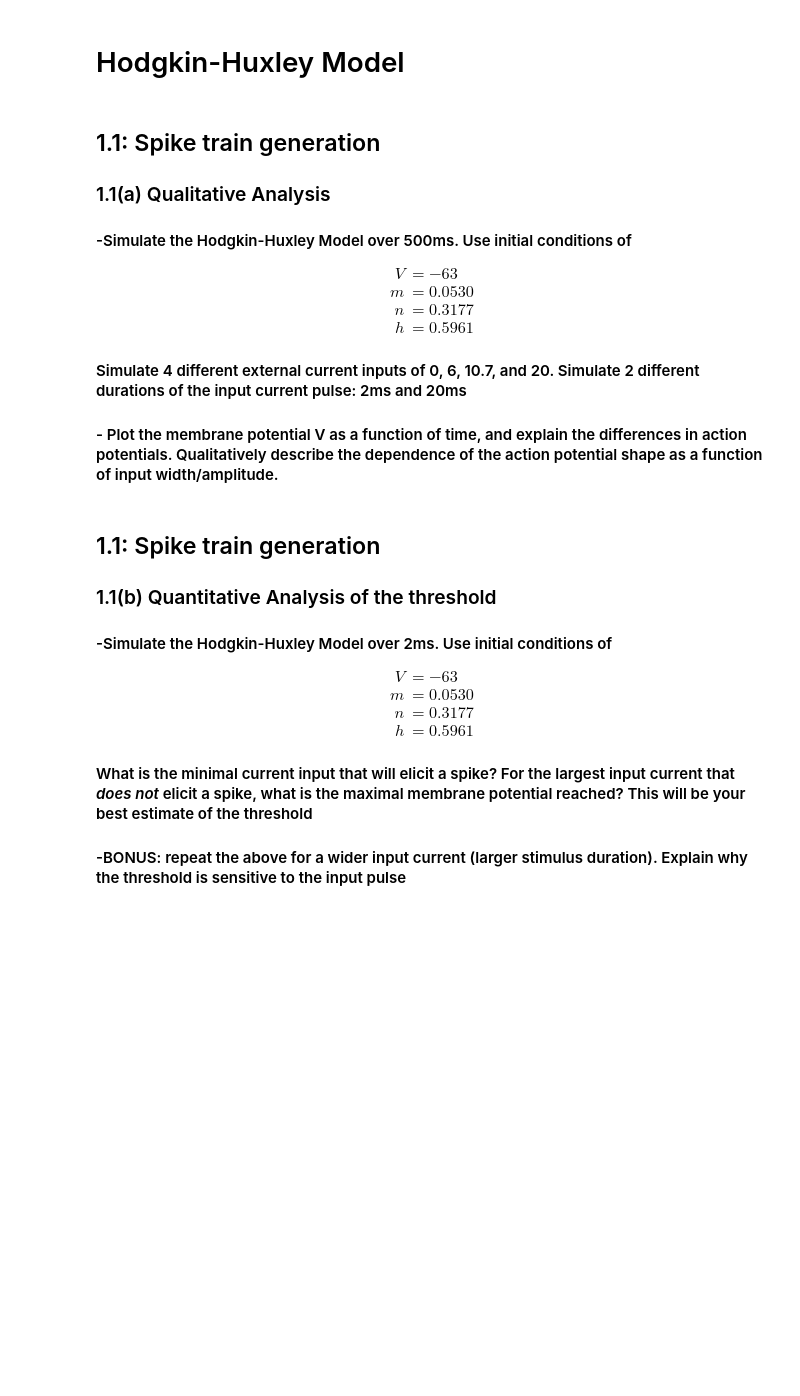
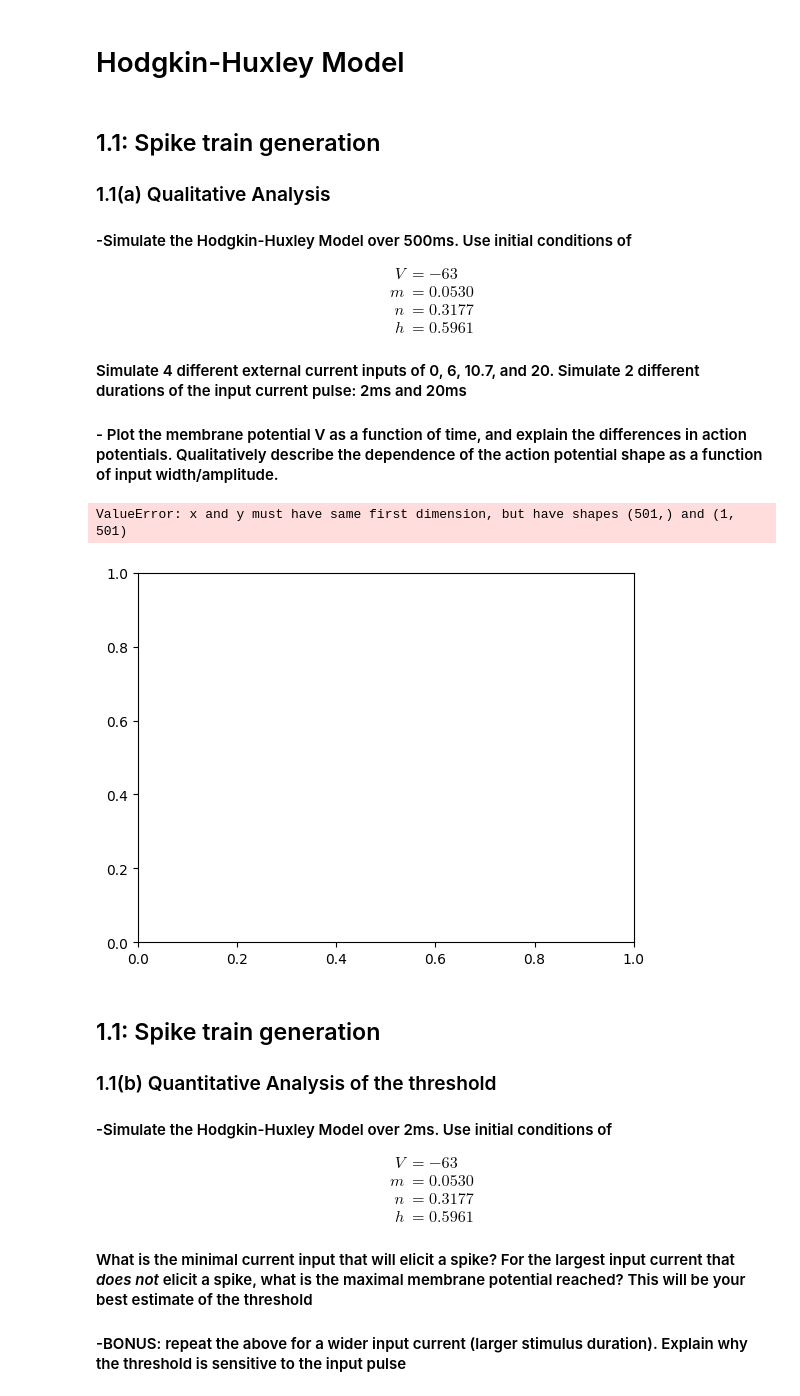
Before and after one commit to WillardFord/BIPN_164, a Jupyter notebook: Homework1_BIPN164.ipynb, the cells around one changed output. Saved outputs shown, nothing was run; the diff lists cells and outputs as text; code cells hidden in the pictures; blank space fills up the shorter version.

```diff
--- a/Homework1_BIPN164.ipynb
+++ b/Homework1_BIPN164.ipynb
@@ -89,11 +89,11 @@ def HHModel(y, t, I):
     alpha_n = 0.01*(V+55.0)/(1.0-np.exp(-(V+55.0)/10.0))
     beta_n  = 0.125*np.exp(-(V+65)/80.0)
 
-    # TODO: Compute membrane currents
-    I_Na =
-    I_K  =
-    I_L  =
-    I_ion =
+    # Compute membrane currents
+    I_Na = g_Na*(m**3)*h*(V-E_Na)
+    I_K  = g_K*(n**4)*(V-E_K)
+    I_L  = g_L*(V-E_L)
+    I_ion = I_Na + I_K + I_L # TODO
 
     # Compute time constants and steady-state values
     tau_m = 1.0 / (alpha_m + beta_m)
@@ -104,22 +104,24 @@ def HHModel(y, t, I):
     n_inf = alpha_n / (alpha_n + beta_n)
 
     # Compute derivatives
-    dVdt =
-    dmdt =
-    dhdt =
-    dndt =
+    dVdt = (Iinj-I_Na-I_K-I_L)/C_m
+    dmdt = -(alpha_m+beta_m)*(m-m_inf)# TODO (m-m_0(V))
+    dhdt = -(alpha_h+beta_h)*(h-h_inf)# TODO (h-h_0(V))
+    dndt = -(alpha_n+beta_n)*(n-n_inf)# TODO (n-n_0(V))
 
     return np.array([dVdt, dmdt, dndt, dhdt])
 # %% [markdown]
 ## 1.1: Spike train generation
 ### 1.1(a) Qualitative Analysis
 #### -Simulate the Hodgkin-Huxley Model over 500ms. Use initial conditions of
+
 \begin{align}
-V & = -63\\
-m & = 0.0530\\
-n & = 0.3177\\
-h & = 0.5961
+  V & = -63\\
+  m & = 0.0530\\
+  n & = 0.3177\\
+  h & = 0.5961
 \end{align}
+
 #### Simulate 4 different external current inputs of 0, 6, 10.7, and 20.  Simulate 2 different durations of the input current pulse: 2ms and 20ms
 #### - Plot the membrane potential V as a function of time, and explain the differences in action potentials. Qualitatively describe the dependence of the action potential shape as a function of input width/amplitude.
 # %%
@@ -127,14 +129,14 @@ h & = 0.5961
 T_total = 500 # ms
 t = np.linspace(0, T_total, T_total+1)
 
-# TODO: set external current amplitudes
-I_current_amplitude = [..., ..., ..., ...] # microA/cm^2
+# Set external current amplitudes
+I_current_amplitude = [0, 6, 10.7, 20] # microA/cm^2
 
 t_current_start = 50 # input current pulse will start at this time
-t_current_end   = [..., ...] # input current pulse will end at this time
+t_current_end   = [2, 20] # input current pulse will end at this time
 
-# TODO: Set the initial values for V, m, n, h
-initial = [..., ..., ..., ...]
+# Set the initial values for V, m, n, h
+initial = [-63, 0.0530, 0.31777, 0.5961]
 
 # initialize empty array
 Iapp = np.zeros_like(t)
@@ -153,35 +155,38 @@ for t_idx, t_end in enumerate(t_current_end):
 
         y = odeint(HHModel, initial, t, args=(Iinput,)) # integrate the values over time
         V.append(y[:,0]) # access all of the values for V
         m.append(y[:,1])
         h.append(y[:,2])
         n.append(y[:,3])
 
     # m represents the activation of the sodium (Na+) channels.
     # n represents the activation of the potassium (K+) channels.
     # h represents the inactivation of the sodium (Na+) channels.
 
         # This is to visualize the stimulus
         for i in range(T_total):
             if (i>= t_current_start) and (i<=t_current_end[t_idx]):
                 Iapp[i] = I_current_amplitude[i_idx]
             else:
                 Iapp[i] = 0
 
         # TODO: Plot V(t)
         plt.figure()
-        plt.plot(...,...)
+        plt.plot(t, V)
 
         #TODO: Overlay with the stimulus
-        plt.plot(...,...)
+        plt.plot(t, Iapp)
 
         plt.ylabel('Voltage (mV)', fontsize=15)
         plt.xlabel('Time t (ms)', fontsize=15)
         plt.title('Input Current = {} (\u00B5A/cm\u00B2)'.format(i0), fontweight='bold', fontsize=14)
 
 
 
         plt.show()
+# %% [output]
+ValueError: x and y must have same first dimension, but have shapes (501,) and (1, 501)
+[figure, added]
 # %% [markdown]
 ## 1.1: Spike train generation
 ### 1.1(b) Quantitative Analysis of the threshold
```
